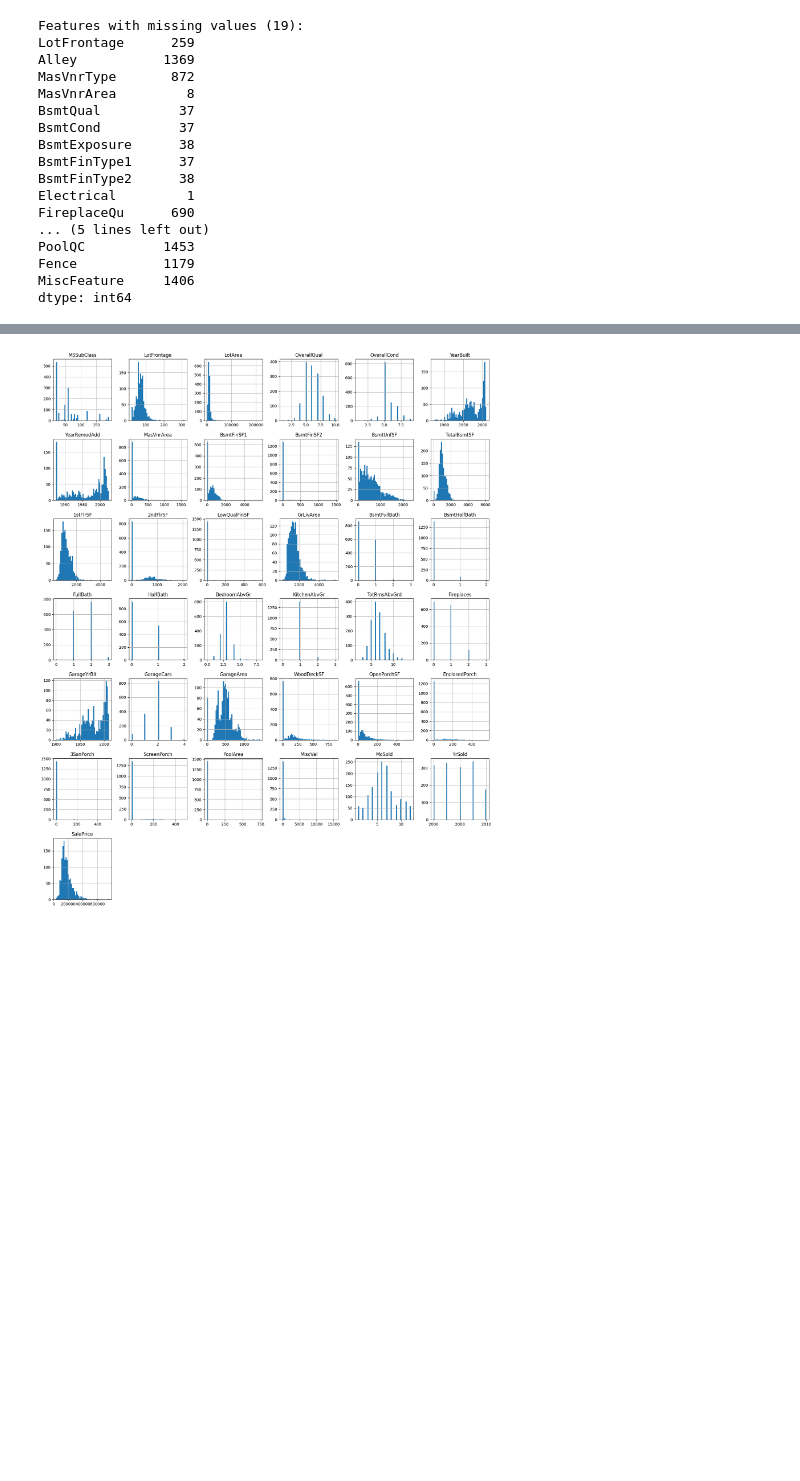
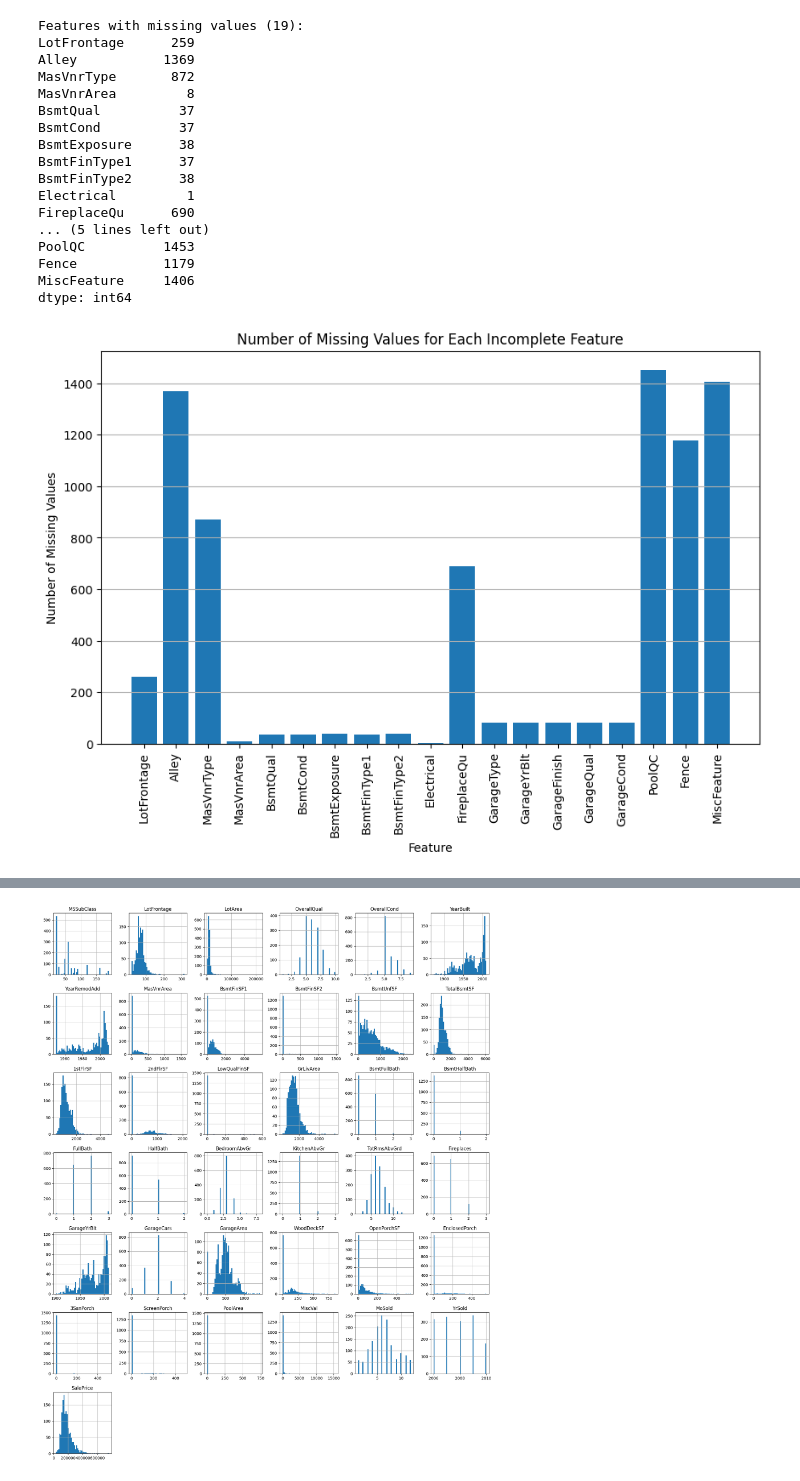
Before and after one commit to Ryguy-1/cs4774-codeathons, a Jupyter notebook: codeathon-1/zbp6dw_codeathon_1.ipynb, the cells around one changed output, grey strips where cells are left out. Drawn from its saved outputs; the diff is of its cells as text; code cells hidden in the pictures; blank space fills up the shorter version.

```diff
--- a/codeathon-1/zbp6dw_codeathon_1.ipynb
+++ b/codeathon-1/zbp6dw_codeathon_1.ipynb
@@ -197,6 +245,18 @@ PoolQC          1453
 Fence           1179
 MiscFeature     1406
 dtype: int64
+# %%
+# plot number of missing values per feature
+plt.figure(figsize=(10, 6))
+plt.bar(null_feature_counts.index, null_feature_counts.values)
+plt.xlabel("Feature")
+plt.ylabel("Number of Missing Values")
+plt.title("Number of Missing Values for Each Incomplete Feature")
+plt.grid(axis='y')
+plt.xticks(rotation=90)
+plt.show()
+# %% [output]
+[figure, added]
 # %%
 # --- (6) What are some basic statistics you can learn right away about this dataset? ---
 housing_df.describe()
```
Also changed, not shown: parts of 30 cells of this notebook.
